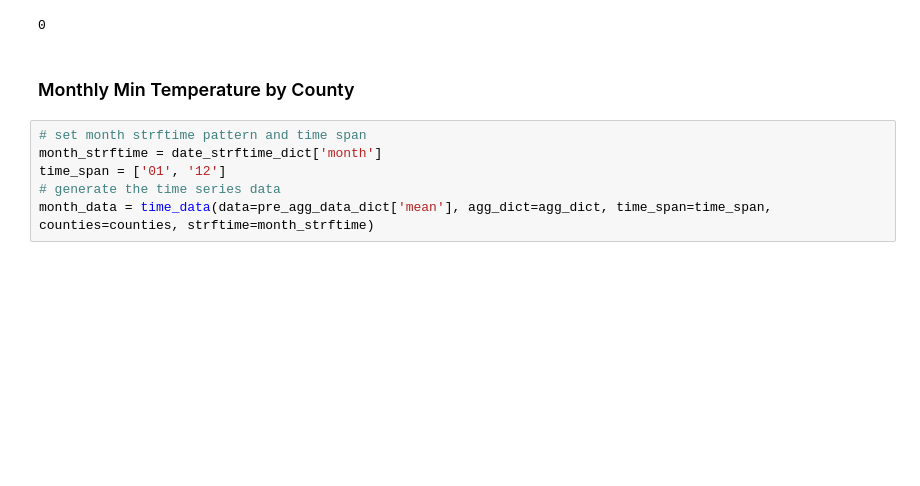
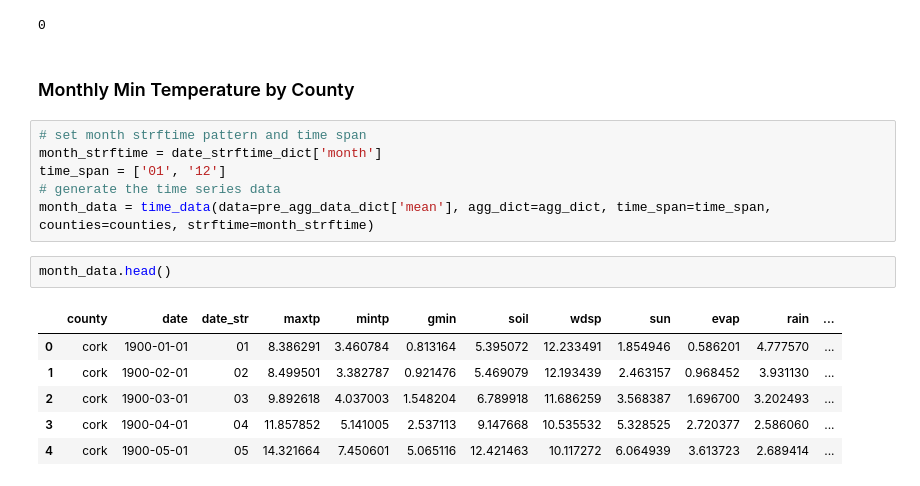
Before and after one commit to oislen/IrishClimateChange, a Jupyter notebook: AppDevelopment.ipynb, the cells around one changed output. Saved outputs shown, nothing was run; the diff lists cells and outputs as text; blank space fills up the shorter version.

```diff
--- a/AppDevelopment.ipynb
+++ b/AppDevelopment.ipynb
@@ -72,6 +72,15 @@ month_strftime = date_strftime_dict['month']
 time_span = ['01', '12']
 # generate the time series data
 month_data = time_data(data=pre_agg_data_dict['mean'], agg_dict=agg_dict, time_span=time_span, counties=counties, strftime=month_strftime)
+# %%
+month_data.head()
+# %% [output]
+|  | county | date | date_str | maxtp | mintp | gmin | soil | wdsp | sun | evap | rain | ... |
+| 0 | cork | 1900-01-01 | 01 | 8.386291 | 3.460784 | 0.813164 | 5.395072 | 12.233491 | 1.854946 | 0.586201 | 4.777570 | ... |
+| 1 | cork | 1900-02-01 | 02 | 8.499501 | 3.382787 | 0.921476 | 5.469079 | 12.193439 | 2.463157 | 0.968452 | 3.931130 | ... |
+| 2 | cork | 1900-03-01 | 03 | 9.892618 | 4.037003 | 1.548204 | 6.789918 | 11.686259 | 3.568387 | 1.696700 | 3.202493 | ... |
+| 3 | cork | 1900-04-01 | 04 | 11.857852 | 5.141005 | 2.537113 | 9.147668 | 10.535532 | 5.328525 | 2.720377 | 2.586060 | ... |
+| 4 | cork | 1900-05-01 | 05 | 14.321664 | 7.450601 | 5.065116 | 12.421463 | 10.117272 | 6.064939 | 3.613723 | 2.689414 | ... |
 # %%
 time_plot(data = month_data,
           x = 'index',
```
Also changed, not shown: parts of 6 cells of this notebook, 1 other file.
